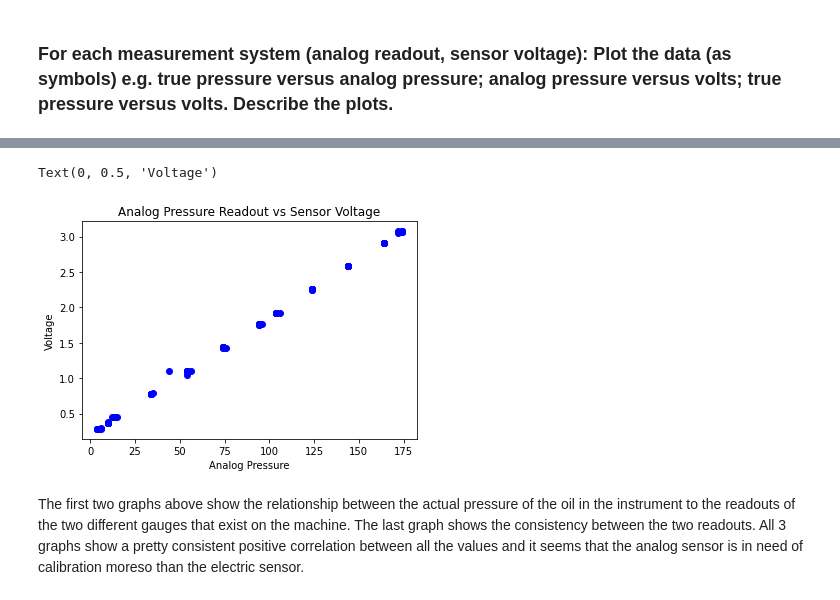
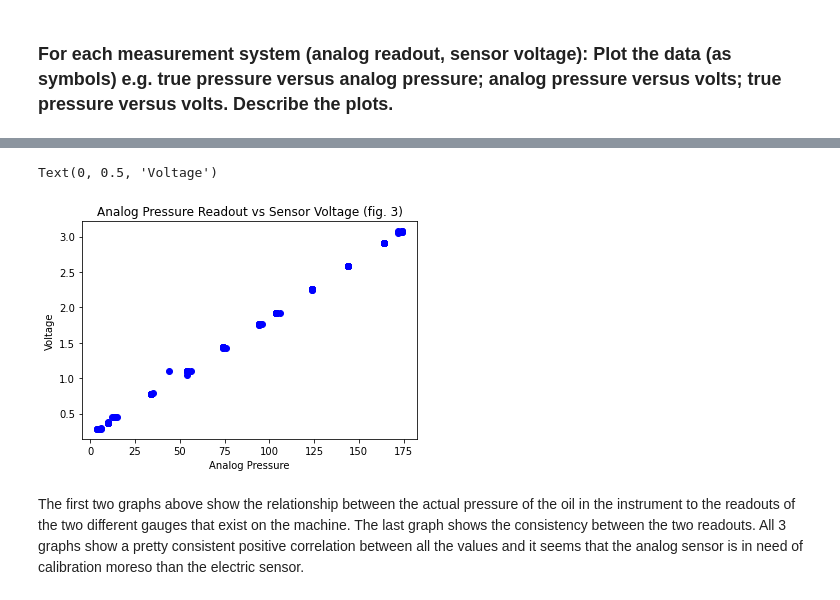
Before and after one commit to TeaOfTheSea/InstrumentCalibrationGit, a Jupyter notebook: InstrumentCalibration-Project.ipynb, the cells around one changed output, grey strips where cells are left out. Cells and saved outputs as stored; diff of their text form; code cells hidden in the pictures.

```diff
--- a/InstrumentCalibration-Project.ipynb
+++ b/InstrumentCalibration-Project.ipynb
@@ -236,11 +238,11 @@ Text(0, 0.5, 'Voltage')
 # %%
 plt.scatter('analogPressure', 'voltage', data = sensorData, color = 'Blue')
-plt.title('Analog Pressure Readout vs Sensor Voltage')
+plt.title('Analog Pressure Readout vs Sensor Voltage (fig. 3)')
 plt.xlabel('Analog Pressure')
 plt.ylabel('Voltage')
 # %% [output]
 Text(0, 0.5, 'Voltage')
-[figure, old version]
+[figure, new version]
 # %% [markdown]
 The first two graphs above show the relationship between the actual pressure of the oil in the instrument to the readouts of the two different gauges that exist on the machine. The last graph shows the consistency between the two readouts. All 3 graphs show a pretty consistent positive correlation between all the values and it seems that the analog sensor is in need of calibration moreso than the electric sensor.
 # %% [markdown]
```
Also changed, not shown: parts of 3 cells of this notebook.
